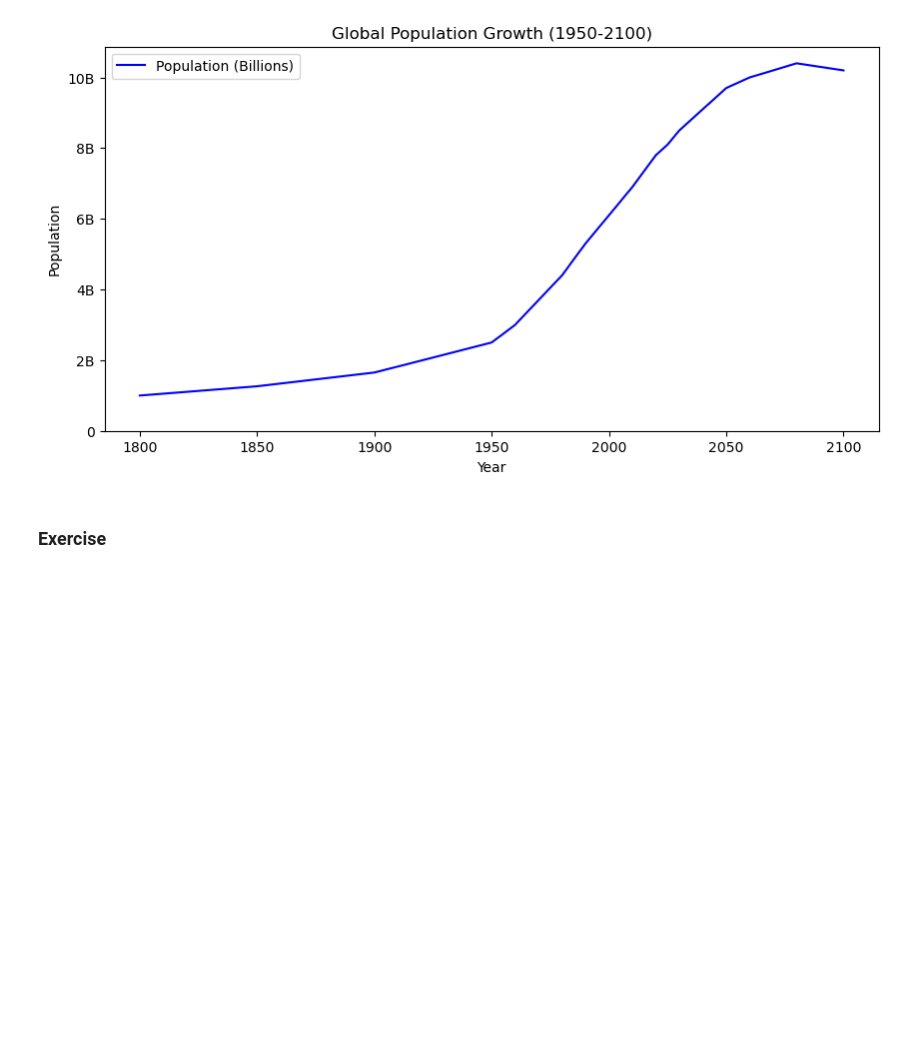
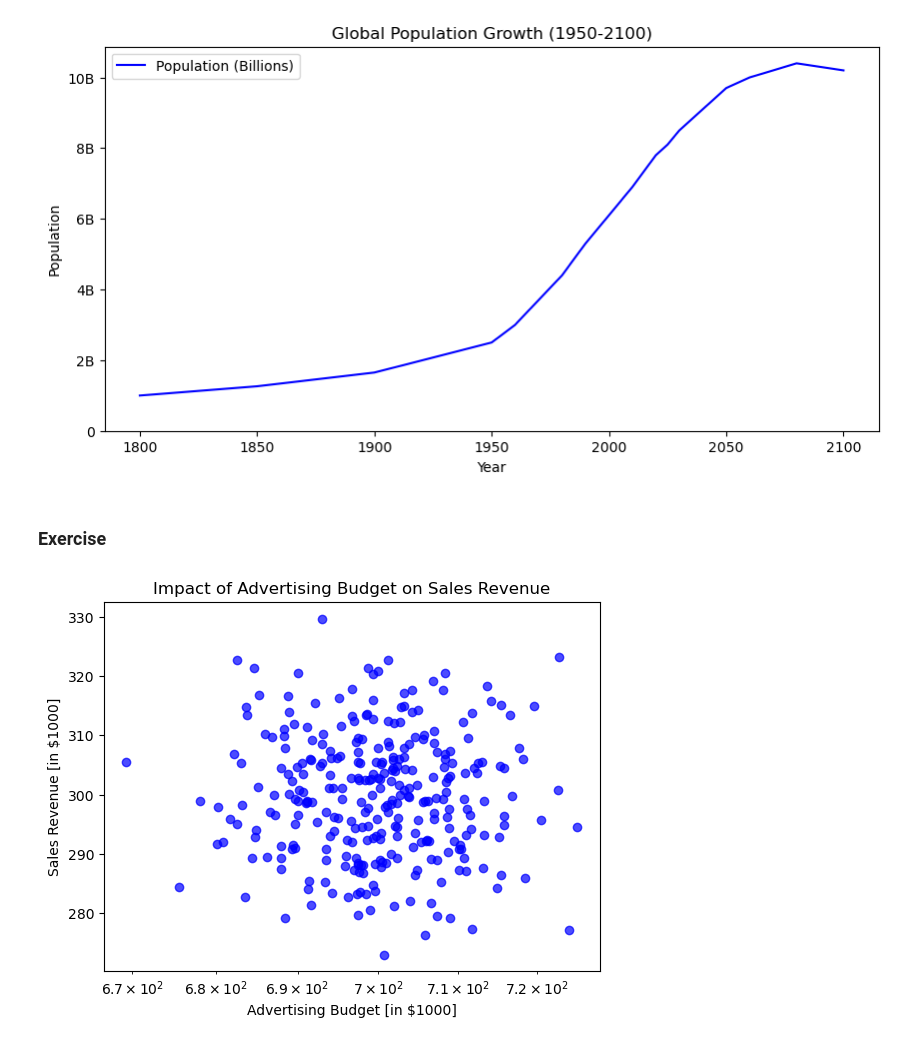
Before and after one commit to kar137/datascience-python, a Jupyter notebook: notebooks/intermediate-python.ipynb, the cells around one changed output. Drawn from its saved outputs; the diff is of its cells as text; code cells hidden in the pictures; blank space fills up the shorter version.

Commit message:
Perform exercises for customizing plot

```diff
--- a/notebooks/intermediate-python.ipynb
+++ b/notebooks/intermediate-python.ipynb
@@ -170,3 +170,28 @@ plt.show()
 [figure]
 # %% [markdown]
 ### Exercise
+# %%
+# Sample data: advertising budget (in $1000) vs sales revenue (in $1000)
+ad_budget = np.random.normal(700, 10, 300)  # Advertising budget
+sales_revenue = np.random.normal(300, 10, 300) # Corresponding sales revenue
+
+# Basic scatter plot, log scale
+plt.scatter(ad_budget, sales_revenue, color='blue', alpha=0.7)
+plt.xscale('log')
+
+# Strings for labels and title
+xlab = 'Advertising Budget [in $1000]'
+ylab = 'Sales Revenue [in $1000]'
+title = 'Impact of Advertising Budget on Sales Revenue'
+
+# Add axis labels
+plt.xlabel(xlab)
+plt.ylabel(ylab)
+
+# Add title
+plt.title(title)
+
+# Display the plot
+plt.show()
+# %% [output]
+[figure, added]
```
Also changed, not shown: parts of 6 cells of this notebook.
